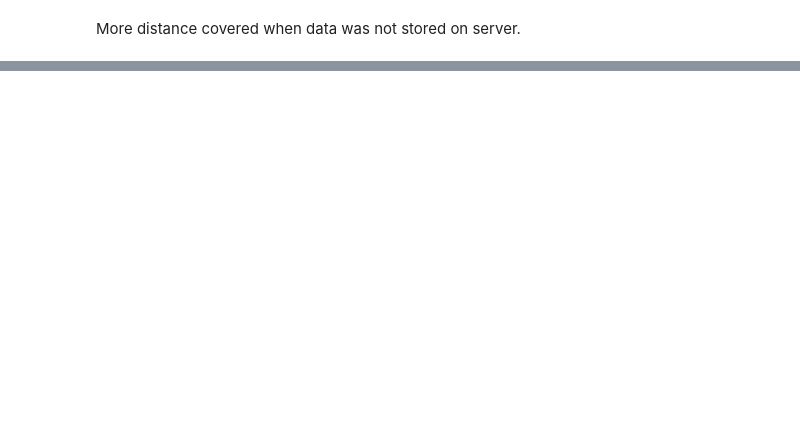
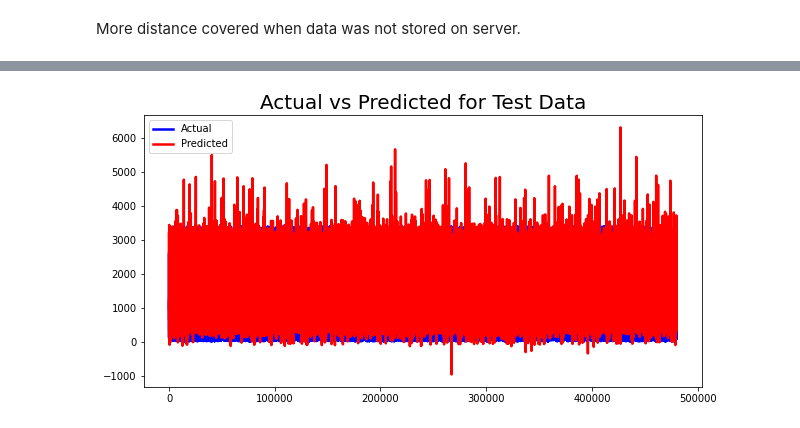
Before and after one commit to ankur727/NYC_Taxi_Trip_Time_Prediction, a Jupyter notebook: NYC_Taxi_Trip_Time_Prediction_Capstone_Project.ipynb, the cells around one changed output, grey strips where cells are left out. Saved outputs shown, nothing was run; the diff lists cells and outputs as text; code cells hidden in the pictures; blank space fills up the shorter version.

```diff
--- a/NYC_Taxi_Trip_Time_Prediction_Capstone_Project.ipynb
+++ b/NYC_Taxi_Trip_Time_Prediction_Capstone_Project.ipynb
@@ -835,0 +915,4 @@ sns.catplot(y='distance',x='vendor_id',data=nyc_taxi,kind='strip')
+# %%
+# Transforming data
+scaler = StandardScaler()
+X = scaler.fit_transform(X)
@@ -835,0 +928,6 @@ sns.catplot(y='distance',x='vendor_id',data=nyc_taxi,kind='strip')
+# %%
+#Importing RFE and Linear Regression
+from sklearn.model_selection import train_test_split
+
+# Splitting the dataset into the Training set and Test set
+X_train, X_test, y_train, y_test = train_test_split(X, y, test_size=0.35, random_state=0)
@@ -835,0 +958,7 @@ sns.catplot(y='distance',x='vendor_id',data=nyc_taxi,kind='strip')
+# %%
+# Fitting Multiple Linear Regression to the Training set
+from sklearn.linear_model import LinearRegression
+linear_reg =  LinearRegression()
+
+#Apply model on train dataset
+linear_reg.fit(X_train, y_train)
@@ -835,0 +972,4 @@ sns.catplot(y='distance',x='vendor_id',data=nyc_taxi,kind='strip')
+# %%
+#predicted value of train and test dataset
+y_pred_train = linear_reg.predict(X_train)
+y_pred_test = linear_reg.predict(X_test)
@@ -835,0 +1013,11 @@ sns.catplot(y='distance',x='vendor_id',data=nyc_taxi,kind='strip')
+# %%
+#Actual vs Prediction
+plt.figure(figsize= (10,5))
+c= [i for i in range(0, len(y_test))]
+plt.plot(c, y_test, color='blue', linewidth=2.5, linestyle='-')
+plt.plot(c, y_pred_test, color='red', linewidth=2.5, linestyle='-')
+plt.title('Actual vs Predicted for Test Data', fontsize=20)
+plt.legend(["Actual", "Predicted"])
+plt.show()
+# %% [output]
+[figure, added]
```
Also changed, not shown: parts of 32 cells of this notebook.
